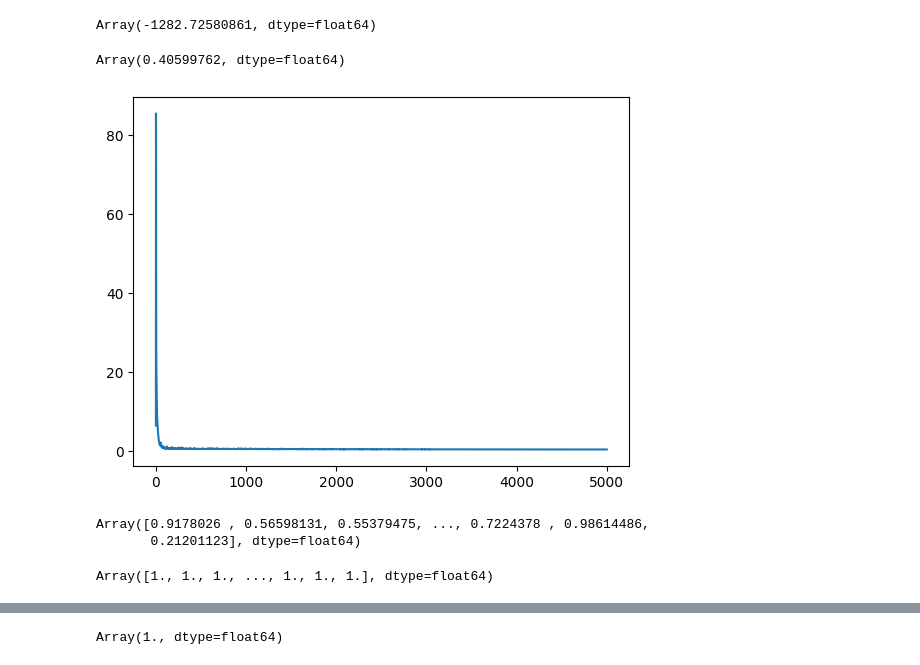
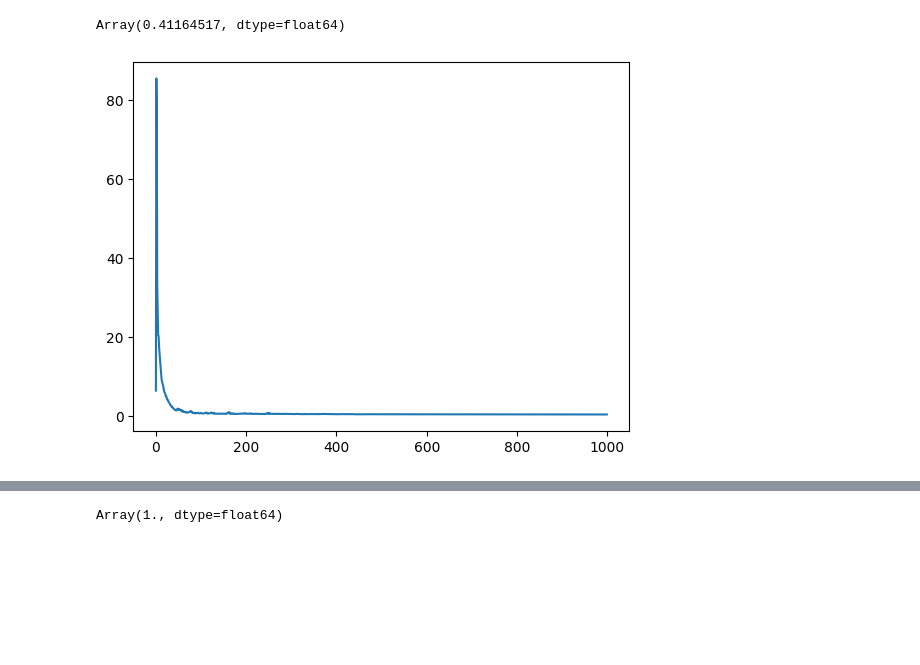
Before and after one commit to noahewolfe/tilts-and-kicks, a Jupyter notebook: code/tgmm/vi.ipynb, the cells around one changed output, grey strips where cells are left out. Cells and saved outputs as stored; diff of their text form; code cells hidden in the pictures; blank space fills up the shorter version.

```diff
--- a/code/tgmm/vi.ipynb
+++ b/code/tgmm/vi.ipynb
@@ -38,13 +38,6 @@ def pack(x):
 def log_posterior(parameters):
     parameters = pack(parameters)
     return log_prior(parameters) + HL.logpdf(parameters)
-# %%
-key = jax.random.key(1)
-x = jax.random.uniform(key, (len(bounds),)) * (bounds[:, 1] - bounds[:, 0]) + bounds[:, 0]
-# %%
-log_posterior(x)
-# %% [output]
-Array(-1282.72580861, dtype=float64)
 # %%
 from flows import default_flow
 flow = default_flow(jax.random.key(1), bounds, nn_block_dim=8)
@@ -56,13 +49,13 @@ flow, loss = fit(
     clip=False,
     lr=1,
     batch_size=10_000,
-    steps=5_000
+    steps=1_000
 )
 # %%
 import matplotlib.pyplot as plt
 fig, ax = plt.subplots()
-ax.plot(range(5_000), loss);
+ax.plot(range(1_000), loss);
 loss[-1]
 # %% [output]
-Array(0.40599762, dtype=float64)
+Array(0.41164517, dtype=float64)
-[figure, old version]
+[figure, new version]
@@ -71,11 +61,0 @@ qs = flow.sample(jax.random.key(3), (10_000,),)
-# %%
-samples = jax.vmap(pack)(qs)
-samples.pop('lam_0_unnorm')
-samples.pop('lam_1_unnorm')
-# %% [output]
-Array([0.9178026 , 0.56598131, 0.55379475, ..., 0.7224378 , 0.98614486,
-       0.21201123], dtype=float64)
-# %%
-samples['lam_0'] + samples['lam_1'] + samples['lam_2']
-# %% [output]
-Array([1., 1., 1., ..., 1., 1., 1.], dtype=float64)
```
Also changed, not shown: parts of 7 cells of this notebook, 2 other files.
